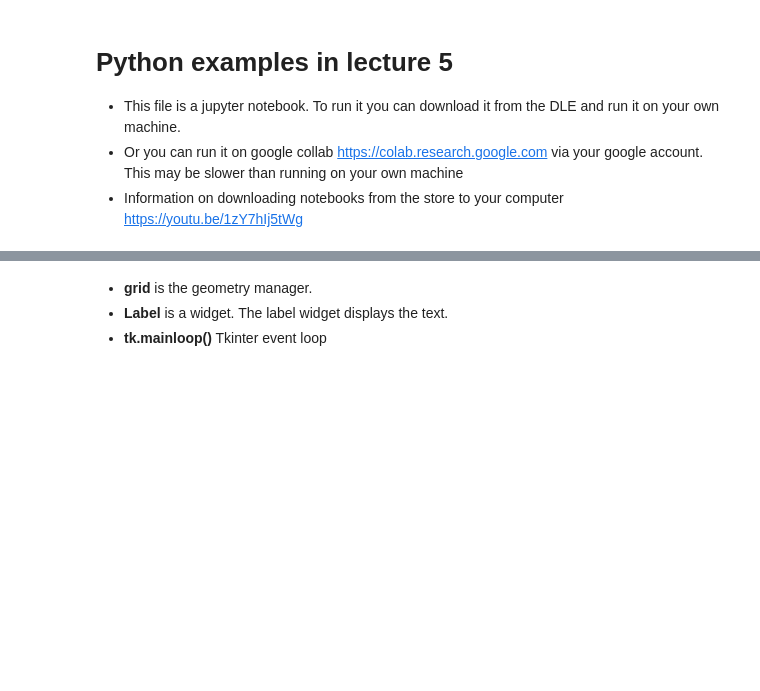
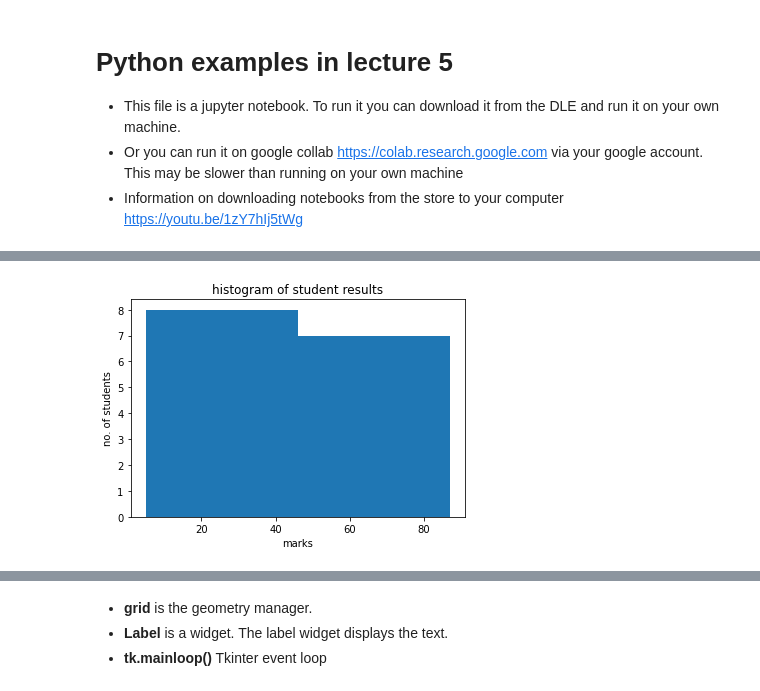
Before and after one commit to cmcneile/COMP5000-2022-lectures, a Jupyter notebook: Lecture5_examples.ipynb, the cells around one changed output, grey strips where cells are left out. Drawn from its saved outputs; the diff is of its cells as text; code cells hidden in the pictures; blank space fills up the shorter version.

```diff
--- a/Lecture5_examples.ipynb
+++ b/Lecture5_examples.ipynb
@@ -6,3 +20,16 @@
+# %%
+the_number_of_bins = 2
+
+from matplotlib import pyplot as plt
+
+marks = [22,87,5,43,56,73,55,54,11,20,51,5,79,31,27]
+plt.hist(marks, bins = the_number_of_bins)
+plt.title("histogram of student results")
+plt.xlabel('marks')
+plt.ylabel('no. of students')
+plt.show()
+# %% [output]
+[figure, added]
 # %%
 import sys
 try:
```
Also changed, not shown: parts of 28 cells of this notebook.
